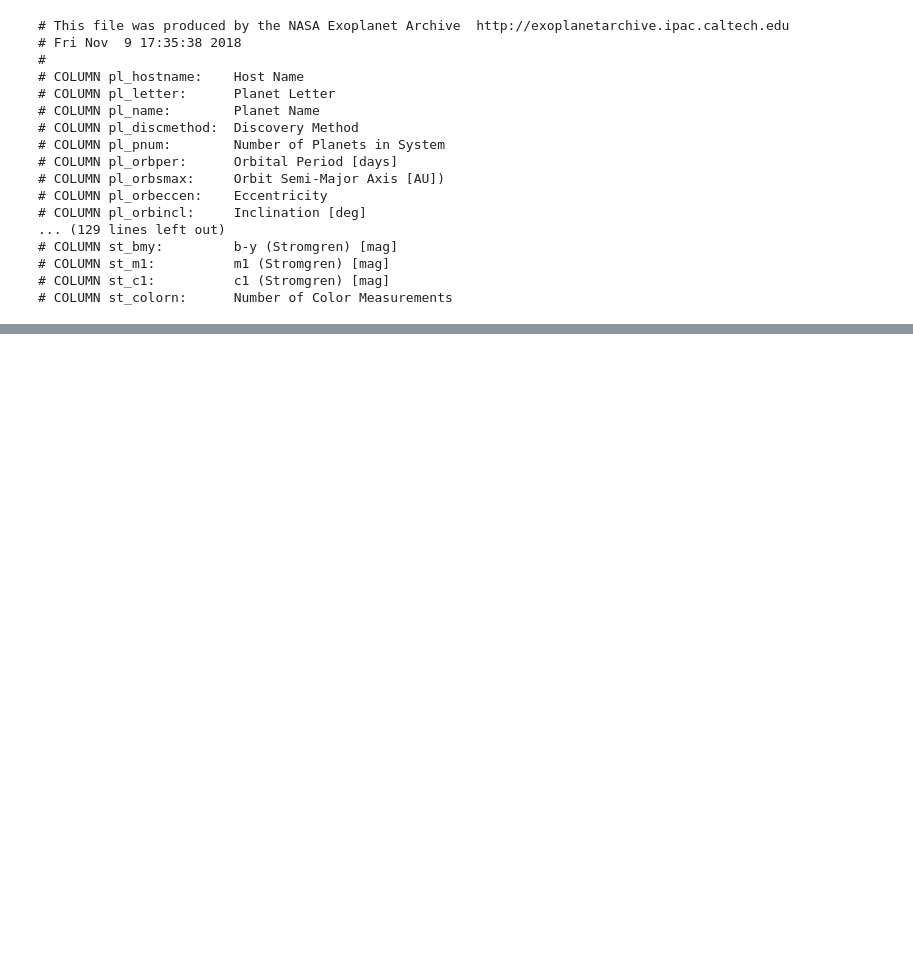
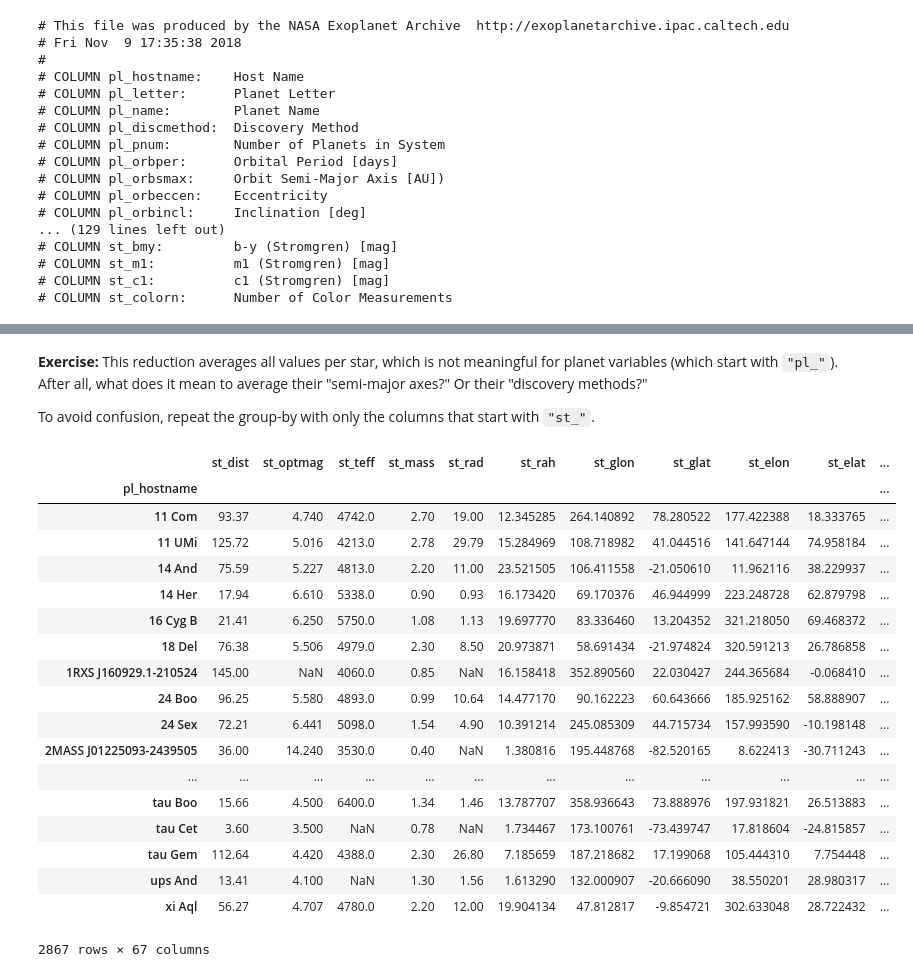
Before and after one commit to jpivarski-talks/python-numpy-mini-course, a Jupyter notebook: 4-pandas.ipynb, the cells around one changed output, grey strips where cells are left out. Saved outputs shown, nothing was run; the diff lists cells and outputs as text; code cells hidden in the pictures; blank space fills up the shorter version.

```diff
--- a/4-pandas.ipynb
+++ b/4-pandas.ipynb
@@ -373,0 +400,26 @@ Fortunately, NASA gave us longer explanations of the column names.
+# %% [markdown]
+**Exercise:** This reduction averages all values per star, which is not meaningful for planet variables (which start with `"pl_"`). After all, what does it mean to average their "semi-major axes?" Or their "discovery methods?"
+
+To avoid confusion, repeat the group-by with only the columns that start with `"st_"`.
+# %%
+planets.groupby("pl_hostname")[[x for x in planets.columns if x.startswith("st_")]].mean()
+# %% [output]
+|  | st_dist | st_optmag | st_teff | st_mass | st_rad | st_rah | st_glon | st_glat | st_elon | st_elat | ... |
+| pl_hostname |  |  |  |  |  |  |  |  |  |  | ... |
+| 11 Com | 93.37 | 4.740 | 4742.0 | 2.70 | 19.00 | 12.345285 | 264.140892 | 78.280522 | 177.422388 | 18.333765 | ... |
+| 11 UMi | 125.72 | 5.016 | 4213.0 | 2.78 | 29.79 | 15.284969 | 108.718982 | 41.044516 | 141.647144 | 74.958184 | ... |
+| 14 And | 75.59 | 5.227 | 4813.0 | 2.20 | 11.00 | 23.521505 | 106.411558 | -21.050610 | 11.962116 | 38.229937 | ... |
+| 14 Her | 17.94 | 6.610 | 5338.0 | 0.90 | 0.93 | 16.173420 | 69.170376 | 46.944999 | 223.248728 | 62.879798 | ... |
+| 16 Cyg B | 21.41 | 6.250 | 5750.0 | 1.08 | 1.13 | 19.697770 | 83.336460 | 13.204352 | 321.218050 | 69.468372 | ... |
+| 18 Del | 76.38 | 5.506 | 4979.0 | 2.30 | 8.50 | 20.973871 | 58.691434 | -21.974824 | 320.591213 | 26.786858 | ... |
+| 1RXS J160929.1-210524 | 145.00 | NaN | 4060.0 | 0.85 | NaN | 16.158418 | 352.890560 | 22.030427 | 244.365684 | -0.068410 | ... |
+| 24 Boo | 96.25 | 5.580 | 4893.0 | 0.99 | 10.64 | 14.477170 | 90.162223 | 60.643666 | 185.925162 | 58.888907 | ... |
+| 24 Sex | 72.21 | 6.441 | 5098.0 | 1.54 | 4.90 | 10.391214 | 245.085309 | 44.715734 | 157.993590 | -10.198148 | ... |
+| 2MASS J01225093-2439505 | 36.00 | 14.240 | 3530.0 | 0.40 | NaN | 1.380816 | 195.448768 | -82.520165 | 8.622413 | -30.711243 | ... |
+| ... | ... | ... | ... | ... | ... | ... | ... | ... | ... | ... | ... |
+| tau Boo | 15.66 | 4.500 | 6400.0 | 1.34 | 1.46 | 13.787707 | 358.936643 | 73.888976 | 197.931821 | 26.513883 | ... |
+| tau Cet | 3.60 | 3.500 | NaN | 0.78 | NaN | 1.734467 | 173.100761 | -73.439747 | 17.818604 | -24.815857 | ... |
+| tau Gem | 112.64 | 4.420 | 4388.0 | 2.30 | 26.80 | 7.185659 | 187.218682 | 17.199068 | 105.444310 | 7.754448 | ... |
+| ups And | 13.41 | 4.100 | NaN | 1.30 | 1.56 | 1.613290 | 132.000907 | -20.666090 | 38.550201 | 28.980317 | ... |
+| xi Aql | 56.27 | 4.707 | 4780.0 | 2.20 | 12.00 | 19.904134 | 47.812817 | -9.854721 | 302.633048 | 28.722432 | ... |
+2867 rows × 67 columns
```
Also changed, not shown: parts of 4 cells of this notebook.
